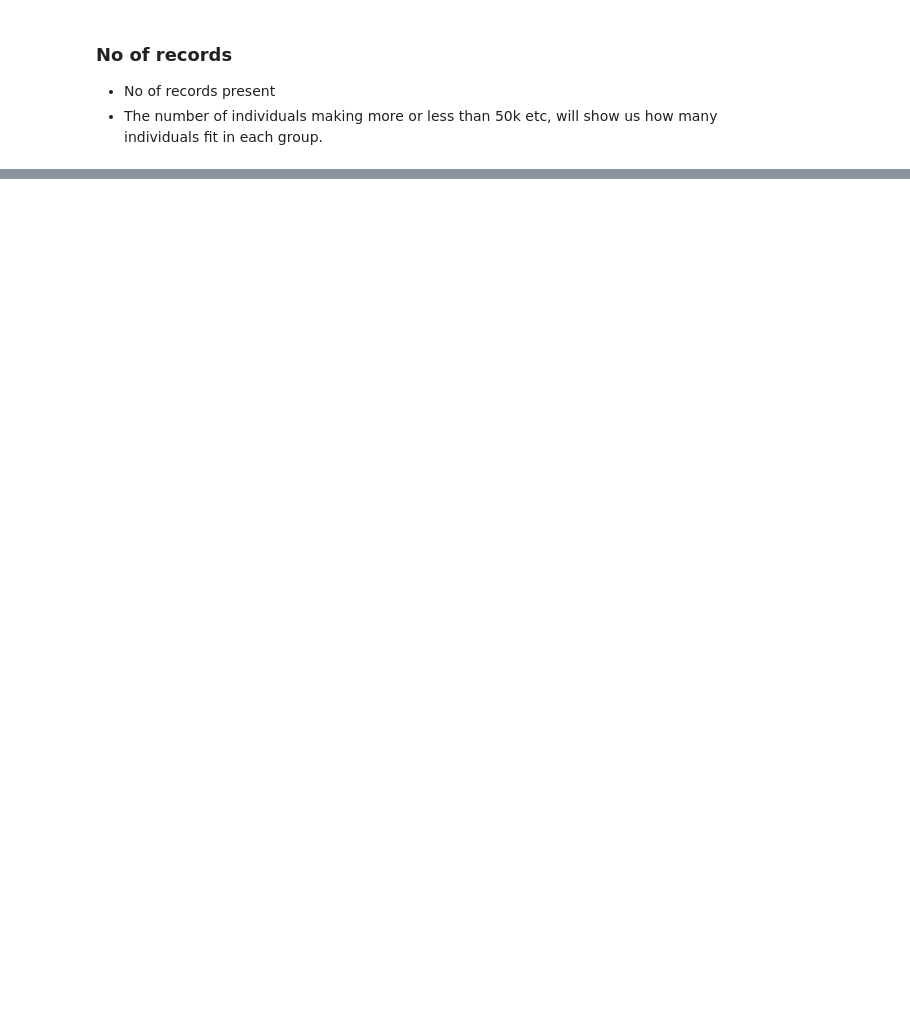
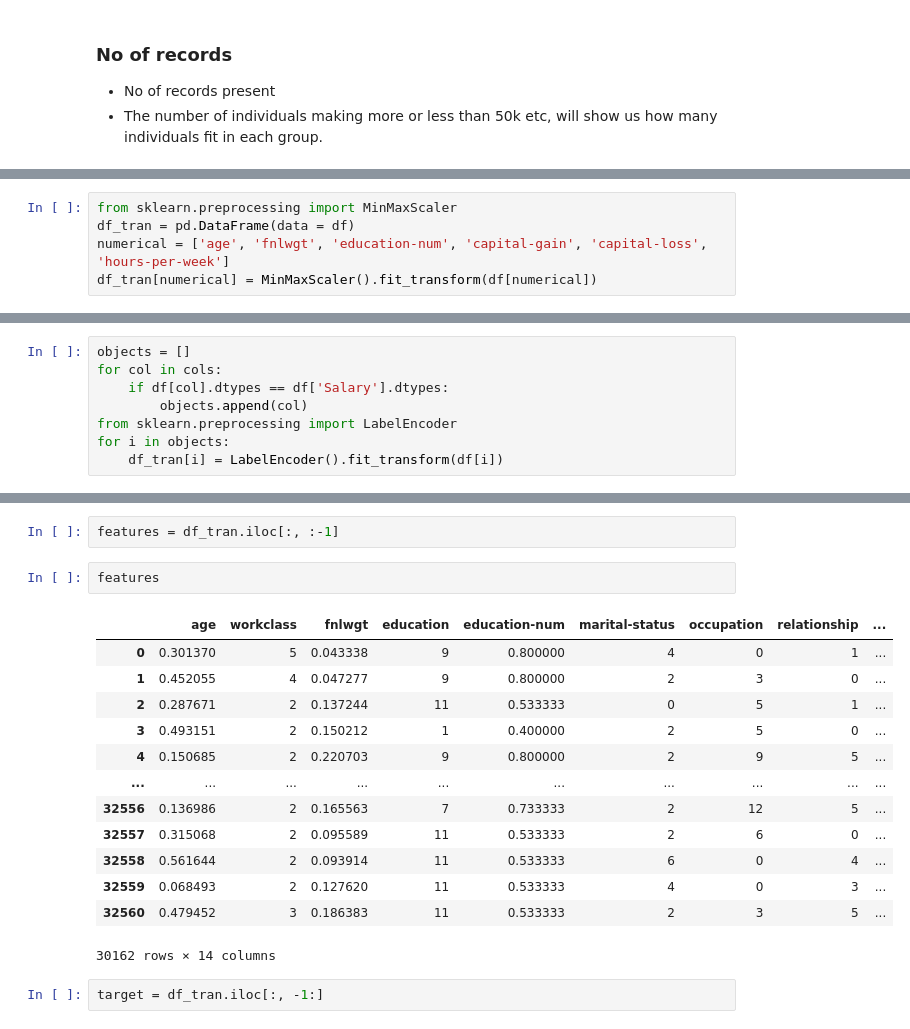
Before and after one commit to jhosarathy/edyoda_datascience, a Jupyter notebook: INCOME_PRED/2class_classifier.ipynb, the cells around one changed output, grey strips where cells are left out. Drawn from its saved outputs; the diff is of its cells as text; blank space fills up the shorter version.

```diff
--- a/INCOME_PRED/2class_classifier.ipynb
+++ b/INCOME_PRED/2class_classifier.ipynb
@@ -114,0 +102,5 @@ ImportError: cannot import name 'MinMaxscaler' from 'sklearn.preprocessing' (/ho
+# %%
+from sklearn.preprocessing import MinMaxScaler
+df_tran = pd.DataFrame(data = df)
+numerical = ['age', 'fnlwgt', 'education-num', 'capital-gain', 'capital-loss', 'hours-per-week']
+df_tran[numerical] = MinMaxScaler().fit_transform(df[numerical])
@@ -114,0 +119,8 @@ ImportError: cannot import name 'MinMaxscaler' from 'sklearn.preprocessing' (/ho
+# %%
+objects = []
+for col in cols:
+    if df[col].dtypes == df['Salary'].dtypes:
+        objects.append(col)
+from sklearn.preprocessing import LabelEncoder
+for i in objects:
+    df_tran[i] = LabelEncoder().fit_transform(df[i])
@@ -114,0 +156,20 @@ ImportError: cannot import name 'MinMaxscaler' from 'sklearn.preprocessing' (/ho
+# %%
+features = df_tran.iloc[:, :-1]
+# %%
+features
+# %% [output]
+|  | age | workclass | fnlwgt | education | education-num | marital-status | occupation | relationship | ... |
+| 0 | 0.301370 | 5 | 0.043338 | 9 | 0.800000 | 4 | 0 | 1 | ... |
+| 1 | 0.452055 | 4 | 0.047277 | 9 | 0.800000 | 2 | 3 | 0 | ... |
+| 2 | 0.287671 | 2 | 0.137244 | 11 | 0.533333 | 0 | 5 | 1 | ... |
+| 3 | 0.493151 | 2 | 0.150212 | 1 | 0.400000 | 2 | 5 | 0 | ... |
+| 4 | 0.150685 | 2 | 0.220703 | 9 | 0.800000 | 2 | 9 | 5 | ... |
+| ... | ... | ... | ... | ... | ... | ... | ... | ... | ... |
+| 32556 | 0.136986 | 2 | 0.165563 | 7 | 0.733333 | 2 | 12 | 5 | ... |
+| 32557 | 0.315068 | 2 | 0.095589 | 11 | 0.533333 | 2 | 6 | 0 | ... |
+| 32558 | 0.561644 | 2 | 0.093914 | 11 | 0.533333 | 6 | 0 | 4 | ... |
+| 32559 | 0.068493 | 2 | 0.127620 | 11 | 0.533333 | 4 | 0 | 3 | ... |
+| 32560 | 0.479452 | 3 | 0.186383 | 11 | 0.533333 | 2 | 3 | 5 | ... |
+30162 rows × 14 columns
+# %%
+target = df_tran.iloc[:, -1:]
```
Also changed, not shown: parts of 13 cells of this notebook.
